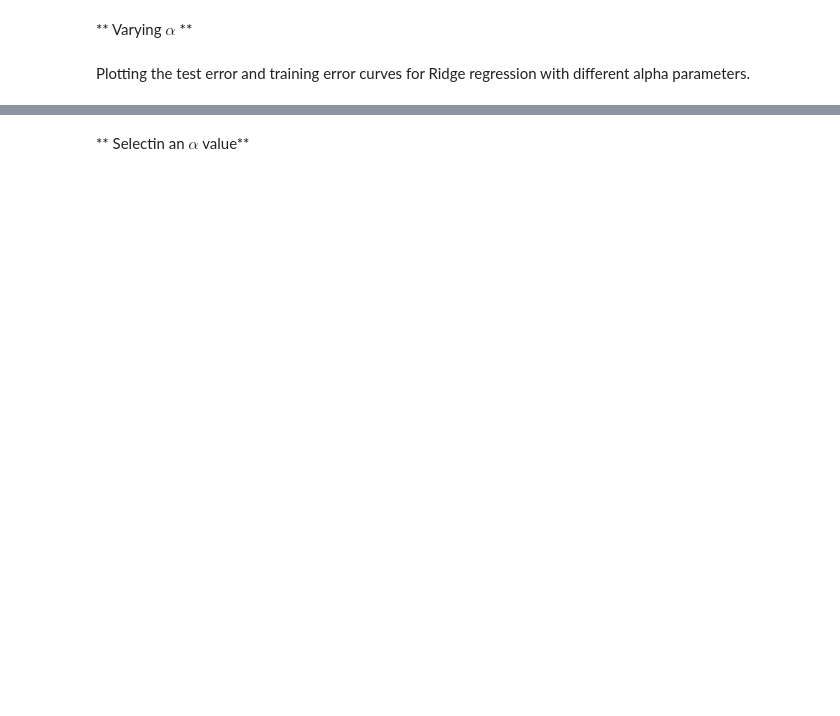
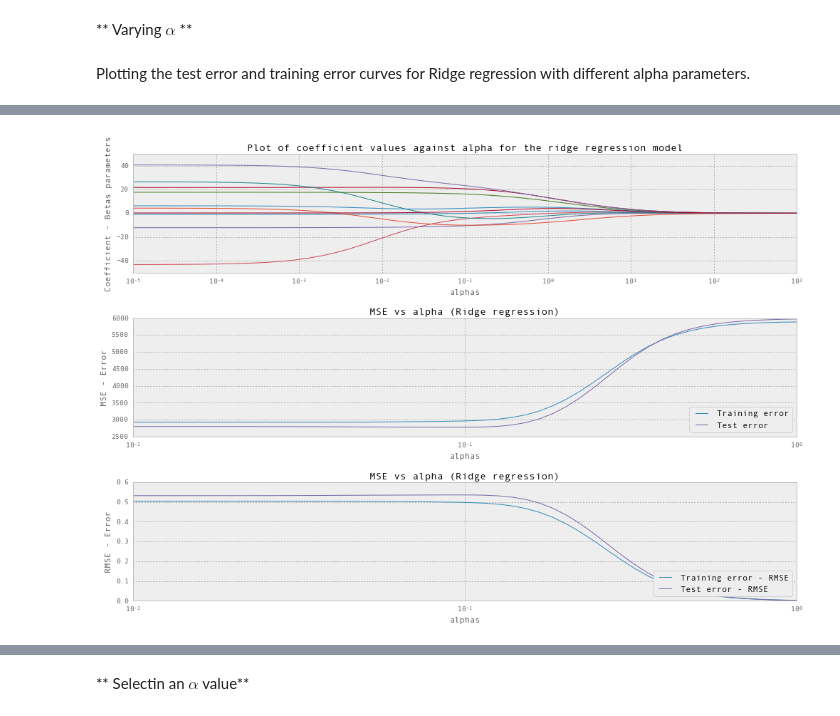
Before and after one commit to EloisaElias/Elo_portfolio, a Jupyter notebook: 16_Regularization_Regression.ipynb, the cells around one changed output, grey strips where cells are left out. Drawn from its saved outputs; the diff is of its cells as text; code cells hidden in the pictures; blank space fills up the shorter version.

```diff
--- a/16_Regularization_Regression.ipynb
+++ b/16_Regularization_Regression.ipynb
@@ -135,24 +475,24 @@ Plotting the test error and training error curves for Ridge regression with diff
 # %%
 
-def ridge_alpha_mse_rmse_betavec_plot(X, X_train, X_test, y_train):
+def ridge_alpha_mse_rmse_beta_plot(X, X_train, X_test, y_train):
+    '''
+    Return: alphas, train_MSE, test_MSE, train_RMSE, test_RMSE
+    '''
 
     X_train_scaled = preprocessing.scale(X_train)
     X_test_scaled = preprocessing.scale(X_test)
 
     k = X.shape[1] # Feature columns qty
 
-    #alphas = np.arange(0,0.05,0.001)
-    alphas = np.logspace(-2, 0)
+    alphas = np.logspace(-5, 3)
 
     train_MSE, test_MSE = [], []
     train_RMSE, test_RMSE = [], []
-
 
     parameters = np.zeros((len(alphas), k ))
 
     ridges = [Ridge(alpha= a, normalize=True).fit(X_train_scaled, y_train) for a in alphas]
     coefficients = [ridge.coef_ for ridge in ridges] # Beta coefficient
-
 
     train_MSE = [MSE(y_train, ridge.predict(X_train_scaled)) for ridge in ridges]
     test_MSE = [MSE(y_test, ridge.predict(X_test_scaled)) for ridge in ridges]
@@ -160,38 +500,38 @@ def ridge_alpha_mse_rmse_betavec_plot(X, X_train, X_test, y_train):
     train_RMSE = [r2_score(y_train, ridge.predict(X_train_scaled)) for ridge in ridges]
     test_RMSE = [r2_score(y_test, ridge.predict(X_test_scaled)) for ridge in ridges]
 
-    # cross_val_train_MSE.append(np.mean(train_MSE))
-    # cross_val_test_MSE.append(np.mean(test_MSE))
-
-
+    # Plotting:
     fig = plt.figure(figsize=(14, 10))
 
     ax1 = fig.add_subplot(311)
 
     ax1.plot(alphas, coefficients)
-    ax1.set_xlabel('alpha')
-    ax1.set_ylabel('Coefficient values - Beta vector')
+    ax1.set_xlabel('alphas')
+    ax1.set_ylabel('Coefficient - Betas parameters')
     ax1.set_title('Plot of coefficient values against alpha for the ridge regression model')
+    ax1.set_xscale('log')
 
     ax2 = fig.add_subplot(312)
 
     ax2.plot(np.logspace(-2,0), train_MSE, label='Training error')
     ax2.plot(np.logspace(-2,0), test_MSE, label='Test error')
-    ax2.set_xlabel('alpha')
+    ax2.set_xlabel('alphas')
     ax2.set_ylabel('MSE - Error')
     ax2.legend(loc='lower right')
     ax2.set_title('MSE vs alpha (Ridge regression)')
+    ax2.set_xscale('log')
 
     ax3 = fig.add_subplot(313)
 
     ax3.plot(np.logspace(-2,0), train_RMSE, label='Training error - RMSE')
     ax3.plot(np.logspace(-2,0), test_RMSE, label='Test error - RMSE')
-    ax3.set_xlabel('alpha')
+    ax3.set_xlabel('alphas')
     ax3.set_ylabel('RMSE - Error')
     ax3.legend(loc='lower right')
     ax3.set_title('MSE vs alpha (Ridge regression)')
+    ax3.set_xscale('log')
 
     fig.tight_layout()
     plt.show()
 
-    return alphas, train_MSE, test_MSE, train_RMSE, test_RMSE
+    return alphas, parameters, train_MSE, test_MSE, train_RMSE, test_RMSE
@@ -201,0 +538,4 @@ alfa, tra_MSE, tes_MSE, tra_RMSE, tes_RMSE = ridge_alpha_mse_rmse_betavec_plot(X
+# %%
+alfas, parameters, MSE_train, MSE_test, RMSE_train, RMSE_test = ridge_alpha_mse_rmse_beta_plot(X, X_train, X_test, y_train)
+# %% [output]
+[figure, added]
```
Also changed, not shown: parts of 41 cells of this notebook.
